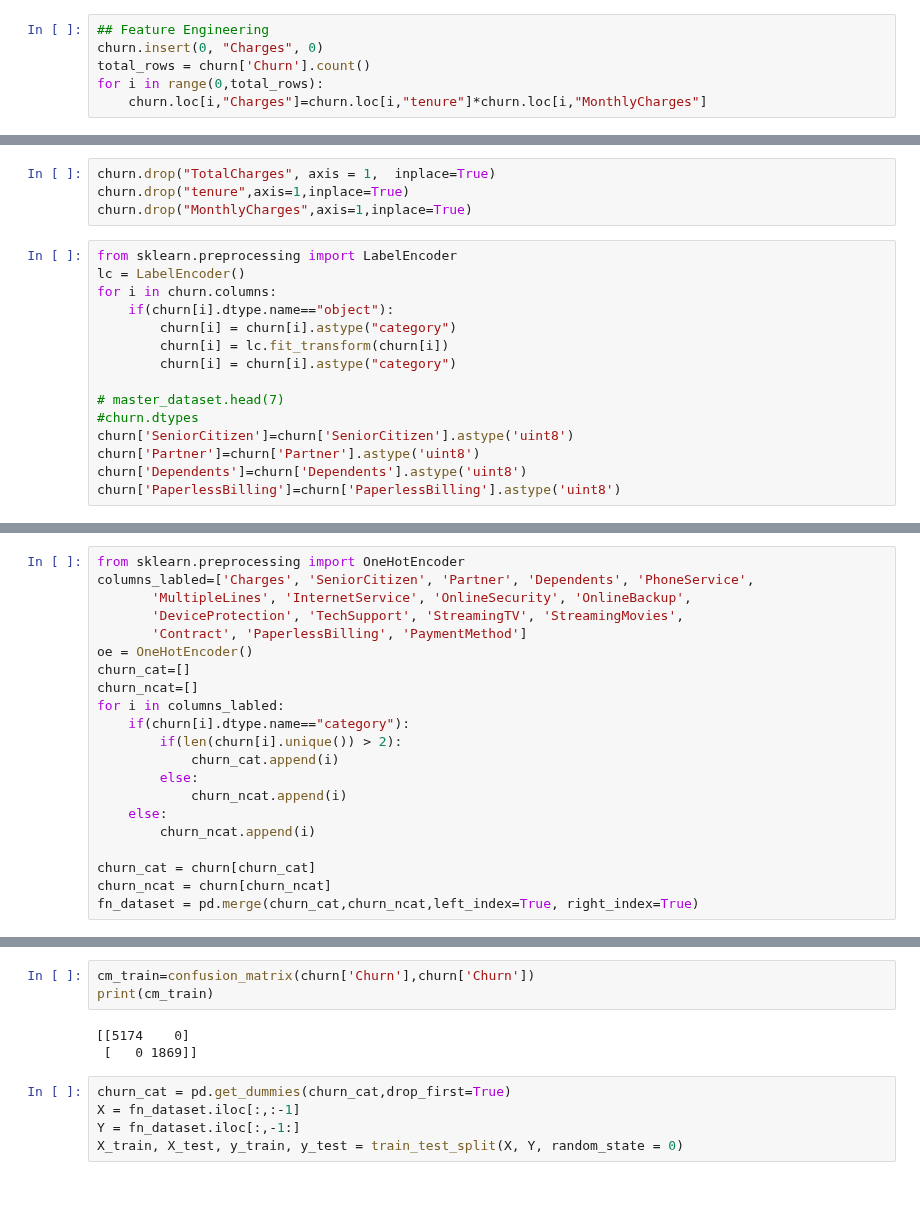
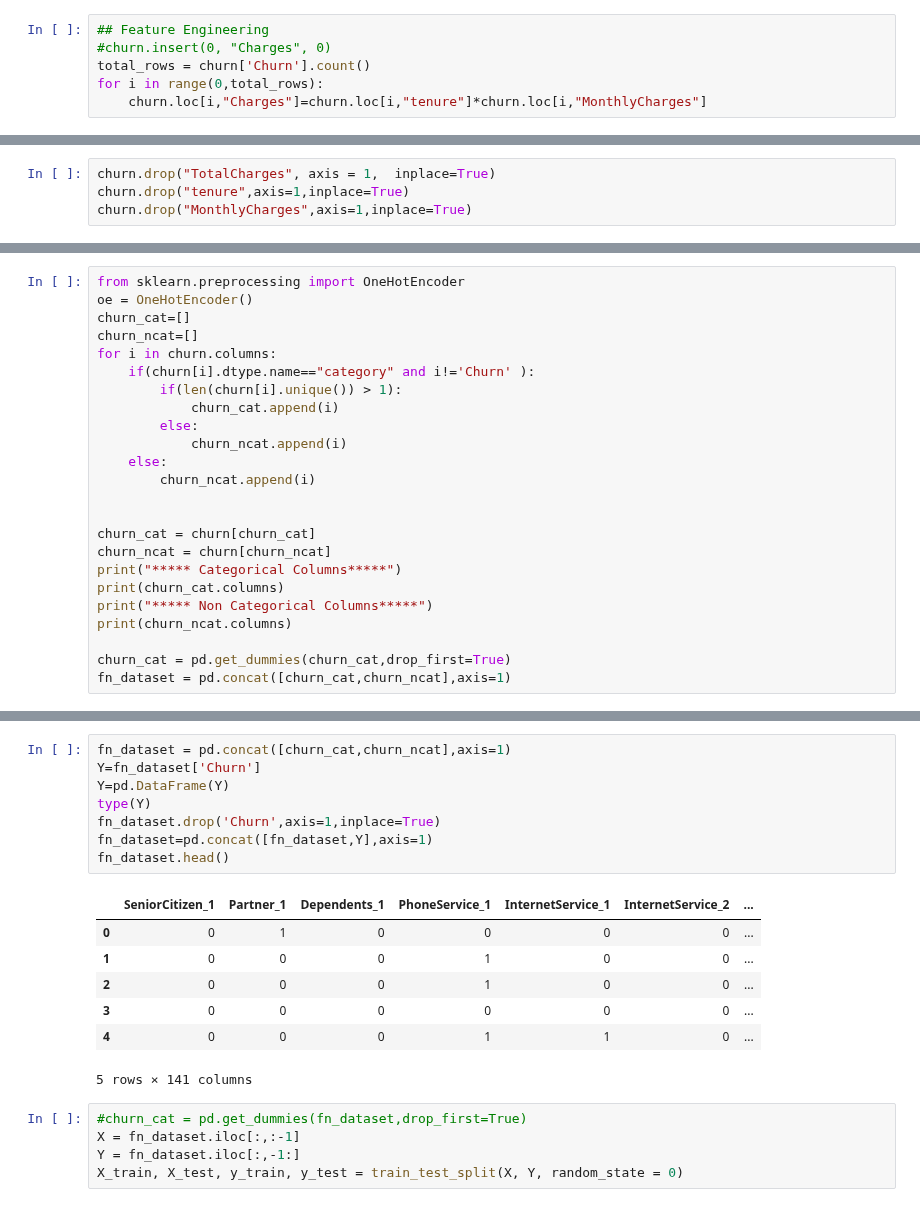
Before and after one commit to nov012017/Code, a Jupyter notebook: Python/Kaggle/TELCO/Telco_Final.ipynb, the cells around one changed output, grey strips where cells are left out. Saved outputs shown, nothing was run; the diff lists cells and outputs as text.

```diff
--- a/Python/Kaggle/TELCO/Telco_Final.ipynb
+++ b/Python/Kaggle/TELCO/Telco_Final.ipynb
@@ -50,6 +95,6 @@ churn.drop("gender",axis=1,inplace=True)
 # %%
 ## Feature Engineering
-churn.insert(0, "Charges", 0)
+#churn.insert(0, "Charges", 0)
 total_rows = churn['Churn'].count()
 for i in range(0,total_rows):
     churn.loc[i,"Charges"]=churn.loc[i,"tenure"]*churn.loc[i,"MonthlyCharges"]
@@ -57,20 +104,5 @@ for i in range(0,total_rows):
 churn.drop("TotalCharges", axis = 1,  inplace=True)
 churn.drop("tenure",axis=1,inplace=True)
 churn.drop("MonthlyCharges",axis=1,inplace=True)
-# %%
-from sklearn.preprocessing import LabelEncoder
-lc = LabelEncoder()
-for i in churn.columns:
-    if(churn[i].dtype.name=="object"):
-        churn[i] = churn[i].astype("category")
-        churn[i] = lc.fit_transform(churn[i])
-        churn[i] = churn[i].astype("category")
-
-# master_dataset.head(7)
-#churn.dtypes
-churn['SeniorCitizen']=churn['SeniorCitizen'].astype('uint8')
-churn['Partner']=churn['Partner'].astype('uint8')
-churn['Dependents']=churn['Dependents'].astype('uint8')
-churn['PaperlessBilling']=churn['PaperlessBilling'].astype('uint8')
 # %%
 churn.head()
@@ -90,21 +123,24 @@ print(cm_train)
 # %%
 from sklearn.preprocessing import OneHotEncoder
-columns_labled=['Charges', 'SeniorCitizen', 'Partner', 'Dependents', 'PhoneService',
-       'MultipleLines', 'InternetService', 'OnlineSecurity', 'OnlineBackup',
-       'DeviceProtection', 'TechSupport', 'StreamingTV', 'StreamingMovies',
-       'Contract', 'PaperlessBilling', 'PaymentMethod']
 oe = OneHotEncoder()
 churn_cat=[]
 churn_ncat=[]
-for i in columns_labled:
-    if(churn[i].dtype.name=="category"):
-        if(len(churn[i].unique()) > 2):
+for i in churn.columns:
+    if(churn[i].dtype.name=="category" and i!='Churn' ):
+        if(len(churn[i].unique()) > 1):
             churn_cat.append(i)
         else:
             churn_ncat.append(i)
     else:
         churn_ncat.append(i)
 
+
 churn_cat = churn[churn_cat]
 churn_ncat = churn[churn_ncat]
-fn_dataset = pd.merge(churn_cat,churn_ncat,left_index=True, right_index=True)
+print("***** Categorical Columns*****")
+print(churn_cat.columns)
+print("***** Non Categorical Columns*****")
+print(churn_ncat.columns)
+
+churn_cat = pd.get_dummies(churn_cat,drop_first=True)
+fn_dataset = pd.concat([churn_cat,churn_ncat],axis=1)
@@ -111,11 +155,21 @@ fn_dataset = pd.merge(churn_cat,churn_ncat,left_index=True, right_index=True)
-# %%
-cm_train=confusion_matrix(churn['Churn'],churn['Churn'])
-print(cm_train)
-# %% [output]
-[[5174    0]
- [   0 1869]]
+# %%
+fn_dataset = pd.concat([churn_cat,churn_ncat],axis=1)
+Y=fn_dataset['Churn']
+Y=pd.DataFrame(Y)
+type(Y)
+fn_dataset.drop('Churn',axis=1,inplace=True)
+fn_dataset=pd.concat([fn_dataset,Y],axis=1)
+fn_dataset.head()
+# %% [output]
+|  | SeniorCitizen_1 | Partner_1 | Dependents_1 | PhoneService_1 | InternetService_1 | InternetService_2 | ... |
+| 0 | 0 | 1 | 0 | 0 | 0 | 0 | ... |
+| 1 | 0 | 0 | 0 | 1 | 0 | 0 | ... |
+| 2 | 0 | 0 | 0 | 1 | 0 | 0 | ... |
+| 3 | 0 | 0 | 0 | 0 | 0 | 0 | ... |
+| 4 | 0 | 0 | 0 | 1 | 1 | 0 | ... |
+5 rows × 141 columns
 # %%
-churn_cat = pd.get_dummies(churn_cat,drop_first=True)
+#churn_cat = pd.get_dummies(fn_dataset,drop_first=True)
 X = fn_dataset.iloc[:,:-1]
 Y = fn_dataset.iloc[:,-1:]
 X_train, X_test, y_train, y_test = train_test_split(X, Y, random_state = 0)
```
Also changed, not shown: parts of 23 cells of this notebook, 1 other file.
